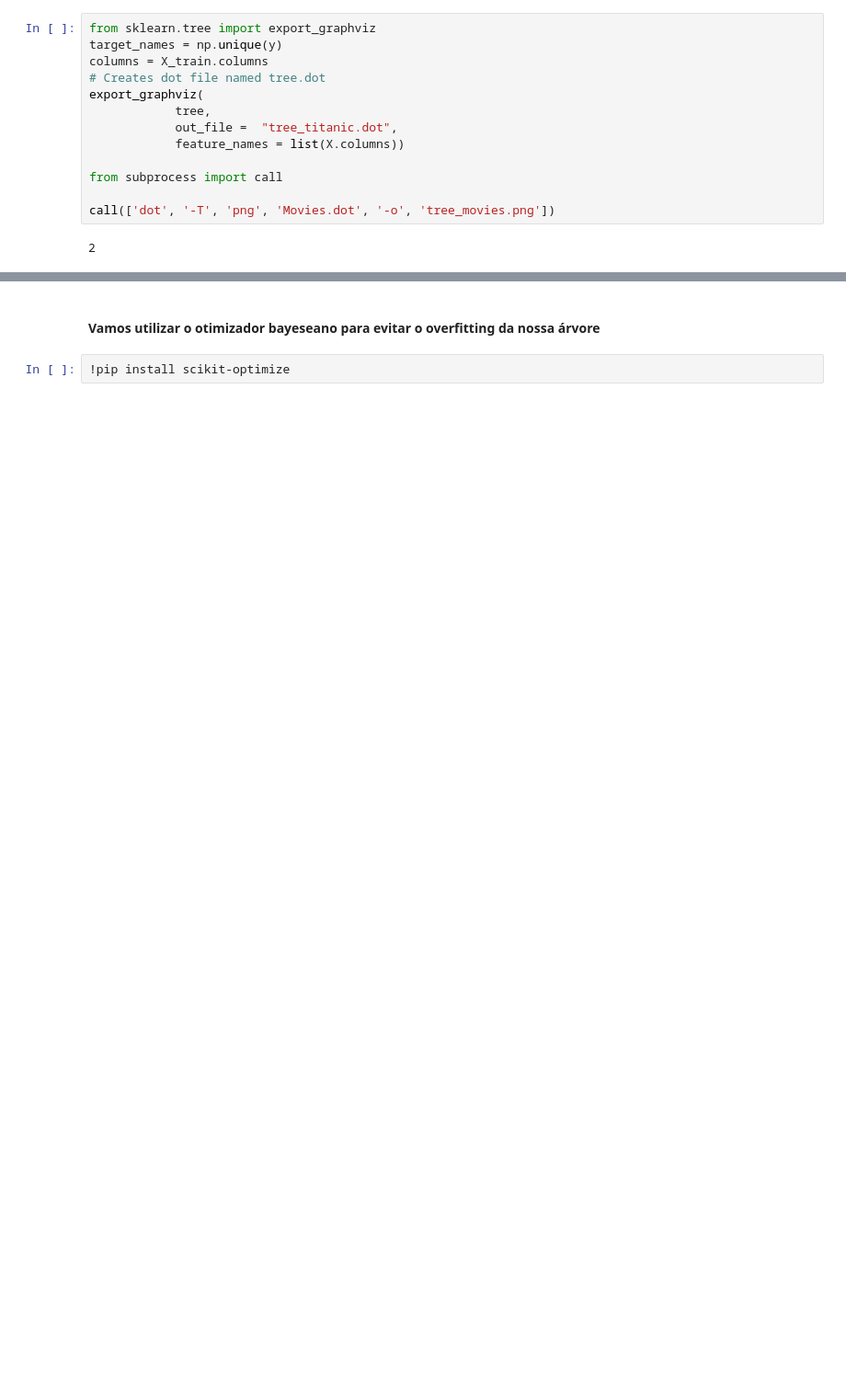
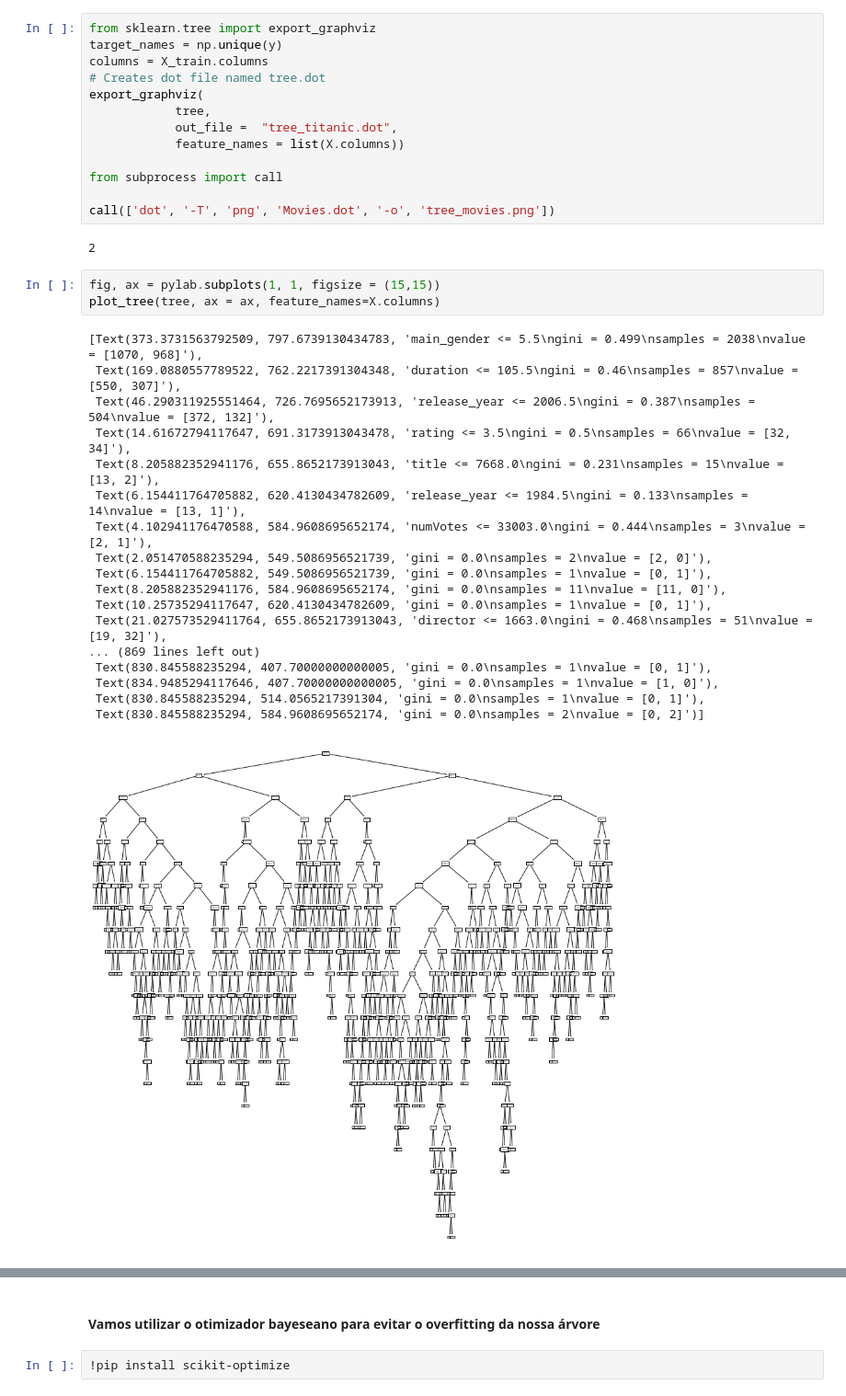
Before and after one commit to danielcti/data-science-project, a Jupyter notebook: dataVisualizationNetflixp2.ipynb, the cells around one changed output, grey strips where cells are left out. Shown at 92% size. Cells and saved outputs as stored; diff of their text form; blank space fills up the shorter version.

```diff
--- a/dataVisualizationNetflixp2.ipynb
+++ b/dataVisualizationNetflixp2.ipynb
@@ -1155,6 +1168,28 @@ from subprocess import call
 call(['dot', '-T', 'png', 'Movies.dot', '-o', 'tree_movies.png'])
 # %% [output]
 2
+# %%
+fig, ax = pylab.subplots(1, 1, figsize = (15,15))
+plot_tree(tree, ax = ax, feature_names=X.columns)
+# %% [output]
+[Text(373.3731563792509, 797.6739130434783, 'main_gender <= 5.5\ngini = 0.499\nsamples = 2038\nvalue = [1070, 968]'),
+ Text(169.0880557789522, 762.2217391304348, 'duration <= 105.5\ngini = 0.46\nsamples = 857\nvalue = [550, 307]'),
+ Text(46.290311925551464, 726.7695652173913, 'release_year <= 2006.5\ngini = 0.387\nsamples = 504\nvalue = [372, 132]'),
+ Text(14.61672794117647, 691.3173913043478, 'rating <= 3.5\ngini = 0.5\nsamples = 66\nvalue = [32, 34]'),
+ Text(8.205882352941176, 655.8652173913043, 'title <= 7668.0\ngini = 0.231\nsamples = 15\nvalue = [13, 2]'),
+ Text(6.154411764705882, 620.4130434782609, 'release_year <= 1984.5\ngini = 0.133\nsamples = 14\nvalue = [13, 1]'),
+ Text(4.102941176470588, 584.9608695652174, 'numVotes <= 33003.0\ngini = 0.444\nsamples = 3\nvalue = [2, 1]'),
+ Text(2.051470588235294, 549.5086956521739, 'gini = 0.0\nsamples = 2\nvalue = [2, 0]'),
+ Text(6.154411764705882, 549.5086956521739, 'gini = 0.0\nsamples = 1\nvalue = [0, 1]'),
+ Text(8.205882352941176, 584.9608695652174, 'gini = 0.0\nsamples = 11\nvalue = [11, 0]'),
+ Text(10.25735294117647, 620.4130434782609, 'gini = 0.0\nsamples = 1\nvalue = [0, 1]'),
+ Text(21.027573529411764, 655.8652173913043, 'director <= 1663.0\ngini = 0.468\nsamples = 51\nvalue = [19, 32]'),
+... (869 lines left out)
+ Text(830.845588235294, 407.70000000000005, 'gini = 0.0\nsamples = 1\nvalue = [0, 1]'),
+ Text(834.9485294117646, 407.70000000000005, 'gini = 0.0\nsamples = 1\nvalue = [1, 0]'),
+ Text(830.845588235294, 514.0565217391304, 'gini = 0.0\nsamples = 1\nvalue = [0, 1]'),
+ Text(830.845588235294, 584.9608695652174, 'gini = 0.0\nsamples = 2\nvalue = [0, 2]')]
+[figure, added]
 # %%
 predicted = tree.predict(X_test)
 
```
Also changed, not shown: parts of 70 cells of this notebook.
